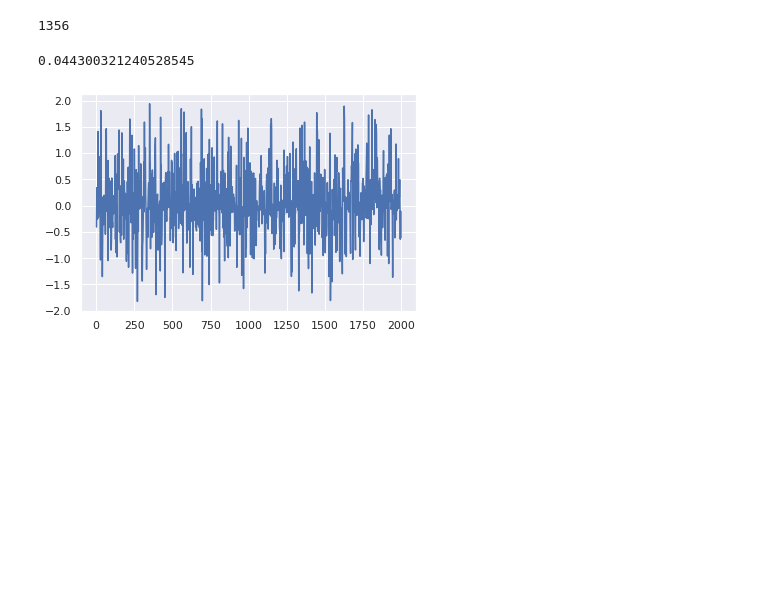
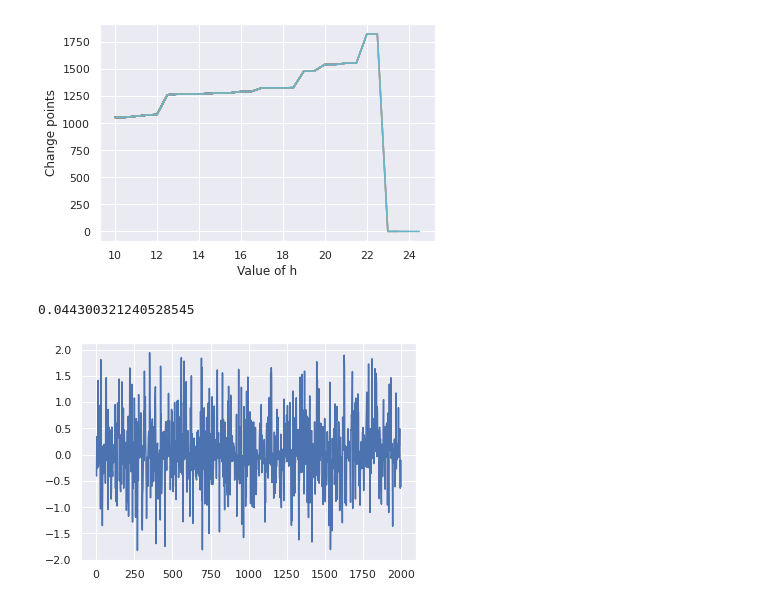
Before and after one commit to CODARcode/MDTrAnal, a Jupyter notebook: notebook/KCUSUM.ipynb, the cells around one changed output. Cells and saved outputs as stored; diff of their text form; code cells hidden in the pictures; blank space fills up the shorter version.

```diff
--- a/notebook/KCUSUM.ipynb
+++ b/notebook/KCUSUM.ipynb
@@ -117,10 +109,22 @@ def plot_time_vs_v(sample_x,sample_y,h,delta=0):
     cp = np.array(T_kcusum)
     print(np.mean(cp[:,1]))
     plt.plot(cp[:,0],cp[:,1])
+# %%
+def cp_vs_h(sample_x,sample_y,h_start,h_end,step,delta):
+    cps = []
+    hs = []
+    while h_start<h_end:
+        cp = KCUSUM(sample_x,sample_y,h_start,delta)
+        hs.append(h_start)
+        cps.append(cp)
+        h_start += step
+        plt.plot(hs,cps)
+        plt.xlabel('Value of h')
+        plt.ylabel('Change points')
 # %%
-KCUSUM(sample_x,sample_y,10,0.05)
+cp_vs_h(sample_x,sample_y,10,25,0.5,0.05)
 # %% [output]
-1356
+[figure, added]
 # %%
 plot_time_vs_v(sample_z,sample_y,10,0.05)
 # %% [output]
```
Also changed, not shown: parts of 2 cells of this notebook.
